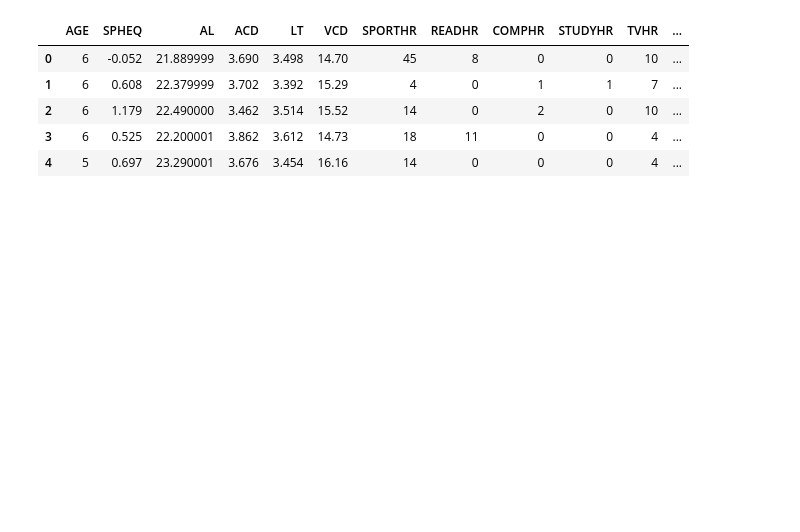
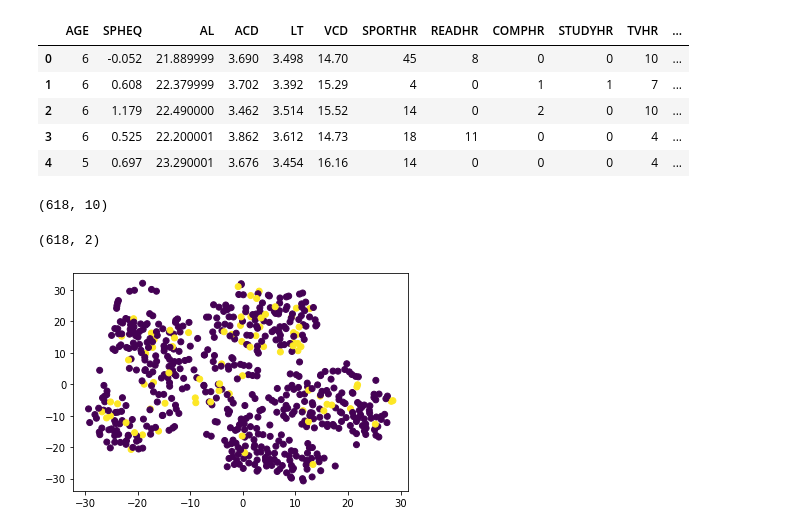
Before and after one commit to rayy-32/unsupervised-machine-learning, a Jupyter notebook: myopia_prediction.ipynb, the cells around one changed output. Saved outputs shown, nothing was run; the diff lists cells and outputs as text; code cells hidden in the pictures; blank space fills up the shorter version.

```diff
--- a/myopia_prediction.ipynb
+++ b/myopia_prediction.ipynb
@@ -31,0 +29,20 @@ X_train, X_test, y_train, y_test = train_test_split(X, y, random_state=10)
+# %%
+# Applying PCA
+pca = PCA(n_components=0.9)
+X_pca = pca.fit_transform(X_scaled)
+X_pca.shape
+# %% [output]
+(618, 10)
+# %%
+# Applying tSNE
+tsne = TSNE(learning_rate=1000)
+X_tsne = tsne.fit_transform(X_pca)
+X_tsne.shape
+# %% [output]
+(618, 2)
+# %%
+# Plotting tSNE output
+plt.scatter(X_tsne[:,0], X_tsne[:,1], c=y)
+plt.show()
+# %% [output]
+[figure, added]
```
Also changed, not shown: parts of 2 cells of this notebook.
